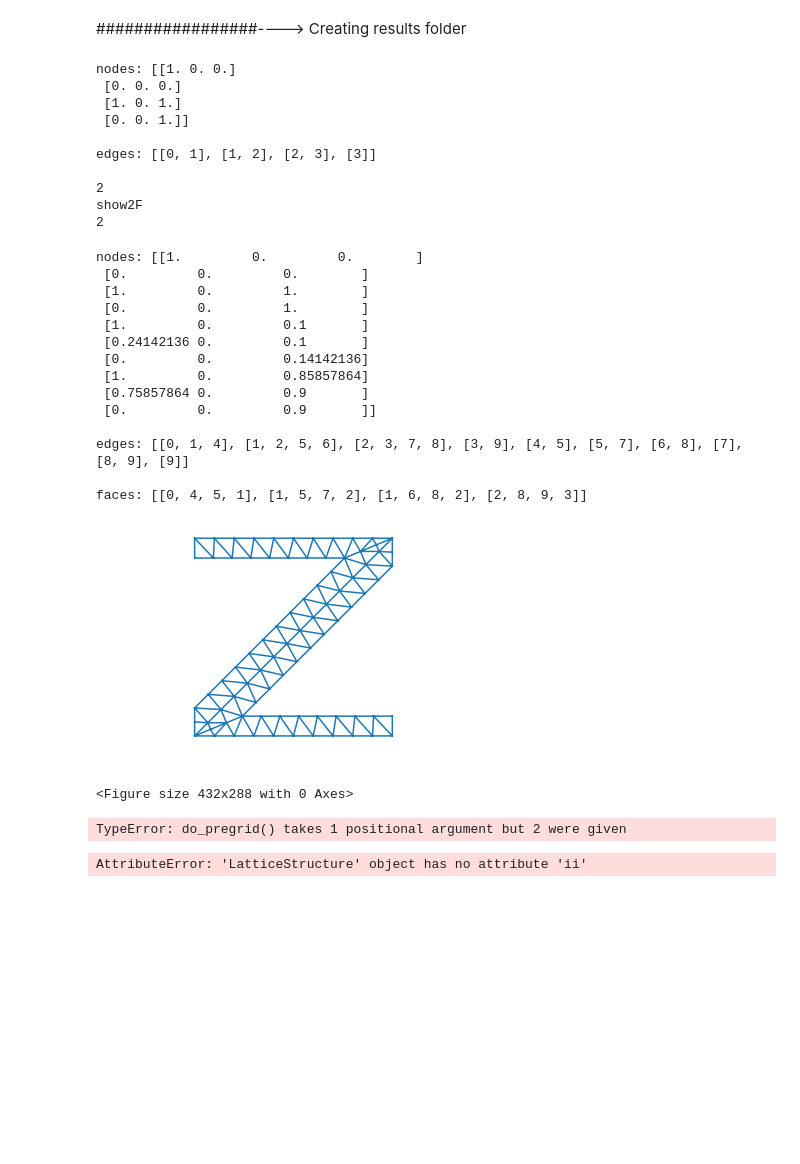
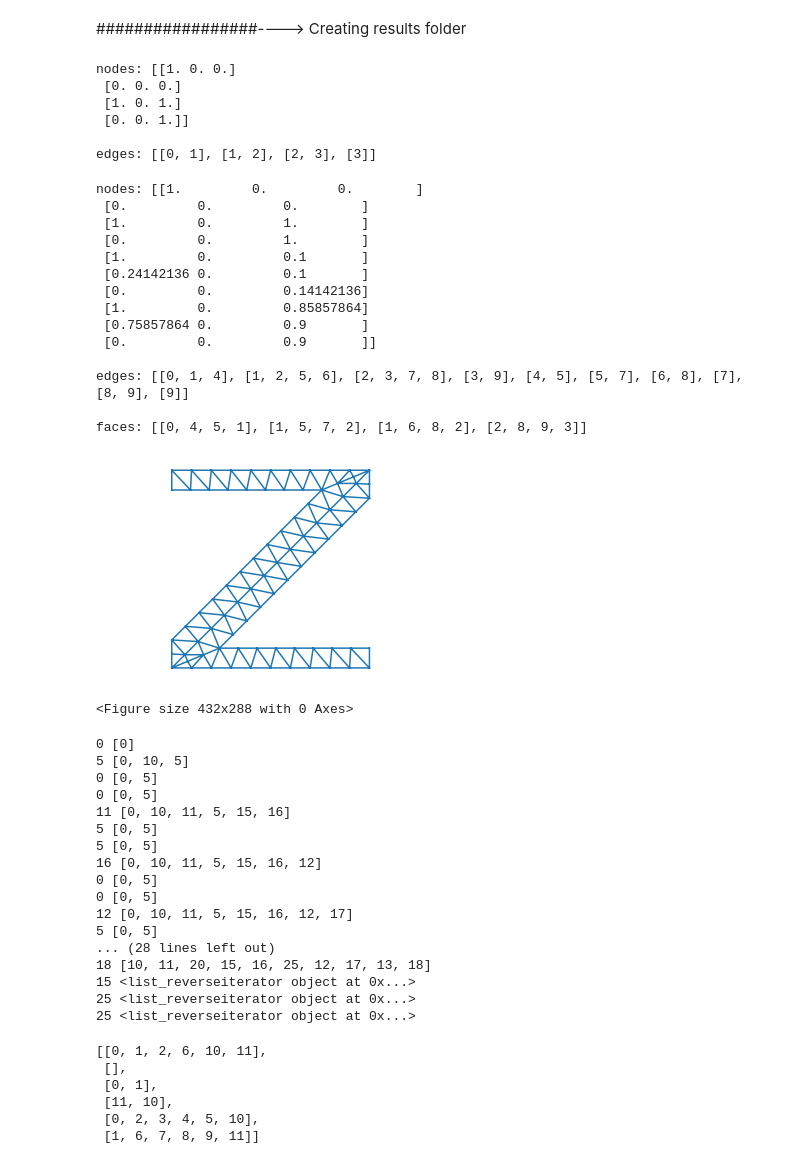
Before and after one commit to criscapdechoy/LNG, a Jupyter notebook: base_flowclass_v1.ipynb, the cells around one changed output. Cells and saved outputs as stored; diff of their text form; code cells hidden in the pictures; blank space fills up the shorter version.

```diff
--- a/base_flowclass_v1.ipynb
+++ b/base_flowclass_v1.ipynb
@@ -22,7 +22,7 @@ def modeV(v):
 #    print('modeV( v F // V**0.5 G')
     V = 0.0
     for vi in v:
-        V = V + float(vi)**2
+        V = V + np.float32(vi)**2
     return V**(0.5)
 
 def proj_vect(v,w):
@@ -31,10 +31,10 @@ def proj_vect(v,w):
     W = modeV(w)**2
     sc = 0.0
     for i in range(len(v)):
-        sc = sc + float(v[i])*float(w[i])
+        sc = sc + float(v[i])*np.float32(w[i])
     proj = np.zeros(len(v))
     for i in range(len(v)):
-        proj[i] = float((sc/W))*w[i]
+        proj[i] = np.float32((sc/W))*w[i]
     return  proj
 
 def intersect_lines(m1,n1,m2,n2):
@@ -404,10 +404,6 @@ nodes: [[1. 0. 0.]
  [0. 0. 1.]]
 
 edges: [[0, 1], [1, 2], [2, 3], [3]]
-
-2
-show2F
-2
 # %%
 def gen_mesh(self, meshSize):
     def do_trimming(grid, bound_node):
@@ -472,22 +466,23 @@ def gen_mesh(self, meshSize):
         plt.savefig('tria' + '.pdf')
 # %%
 p = RVE(1,t=0.2)
+R = RVE(1,t=0)
 p.printDATA()
 gen_mesh(p, meshSize = [0.05,0.1])
 # %% [output]
 nodes: [[1.         0.         0.        ]
  [0.         0.         0.        ]
  [1.         0.         1.        ]
  [0.         0.         1.        ]
  [1.         0.         0.1       ]
  [0.24142136 0.         0.1       ]
  [0.         0.         0.14142136]
  [1.         0.         0.85857864]
  [0.75857864 0.         0.9       ]
  [0.         0.         0.9       ]]
 
 edges: [[0, 1, 4], [1, 2, 5, 6], [2, 3, 7, 8], [3, 9], [4, 5], [5, 7], [6, 8], [7], [8, 9], [9]]
 
 faces: [[0, 4, 5, 1], [1, 5, 7, 2], [1, 6, 8, 2], [2, 8, 9, 3]]
-[figure, old version]
+[figure, new version]
 <Figure size 432x288 with 0 Axes>
@@ -608,9 +687,29 @@ class LatticeStructure:
 # %%
-LS =LatticeStructure(RVE(1),n_G=[2,1,1], shape ='')
-LS.ii
+LS =LatticeStructure(RVE(5, sizeXYZ=[1.0,1.0,1.0]),n_G=[4,2,1], shape ='sphere')
 # %% [output]
-TypeError: do_pregrid() takes 1 positional argument but 2 were given
+0 [0]
+5 [0, 10, 5]
+0 [0, 5]
+0 [0, 5]
+11 [0, 10, 11, 5, 15, 16]
+5 [0, 5]
+5 [0, 5]
+16 [0, 10, 11, 5, 15, 16, 12]
+0 [0, 5]
+0 [0, 5]
+12 [0, 10, 11, 5, 15, 16, 12, 17]
+5 [0, 5]
+... (28 lines left out)
+18 [10, 11, 20, 15, 16, 25, 12, 17, 13, 18]
+15 <list_reverseiterator object at 0x...>
+25 <list_reverseiterator object at 0x...>
+25 <list_reverseiterator object at 0x...>
 # %%
-LS.ii
+LS.Boundary
 # %% [output]
-AttributeError: 'LatticeStructure' object has no attribute 'ii'
+[[0, 1, 2, 6, 10, 11],
+ [],
+ [0, 1],
+ [11, 10],
+ [0, 2, 3, 4, 5, 10],
+ [1, 6, 7, 8, 9, 11]]
```
Also changed, not shown: parts of 10 cells of this notebook.
